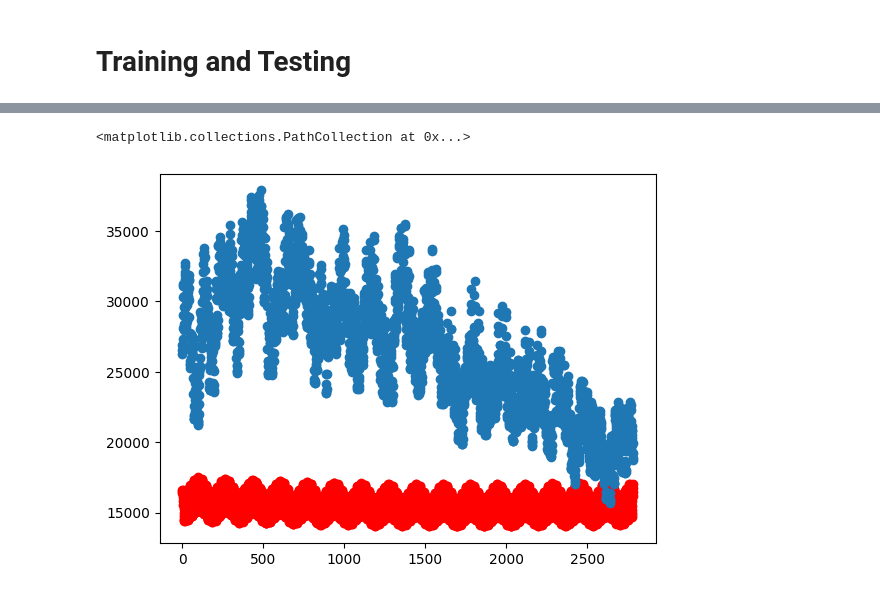
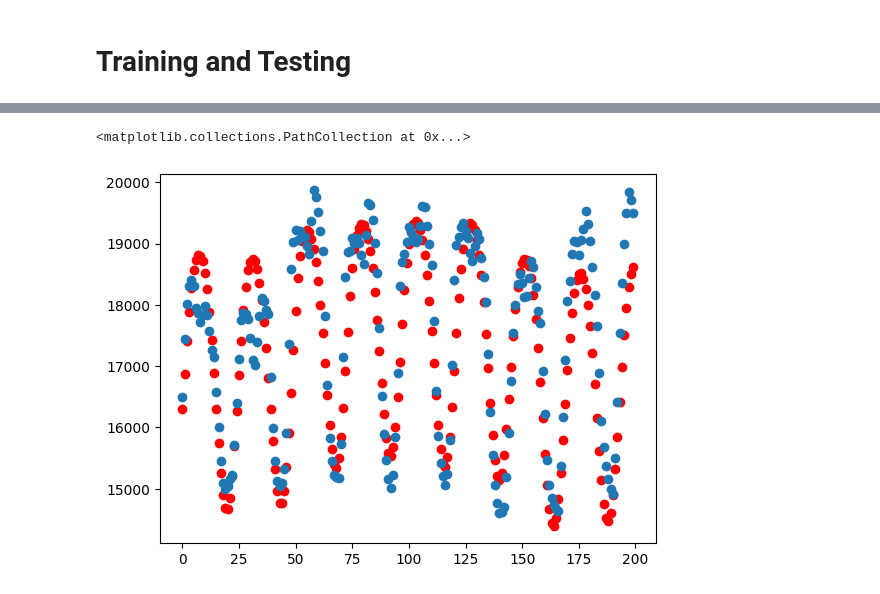
Before and after one commit to PhilJ0ly/EnergyNeedPrediction, a Jupyter notebook: models/lstm.ipynb, the cells around one changed output, grey strips where cells are left out. Cells and saved outputs as stored; diff of their text form; code cells hidden in the pictures.

Commit message:
scaling test problem fixed

```diff
--- a/models/lstm.ipynb
+++ b/models/lstm.ipynb
@@ -60,7 +60,8 @@ class LSTM(nn.Module):
         self.input_size = input_size
 
         self.lstm = nn.LSTM(input_size, hidden_size, num_layers, batch_first=True)
-        self.output_layer = nn.Linear(hidden_size, output_size)
+        self.fc1 = nn.Linear(hidden_size, hidden_size//5)
+        self.fc2 = nn.Linear(hidden_size//5, output_size)
         self.relu = nn.ReLU()
 
     def forward(self, X):
@@ -69,8 +70,9 @@ class LSTM(nn.Module):
 
         out, _ = self.lstm(X, (h0,c0))
         out = out[:,-1,:]
+        out = self.fc1(out)
         out = self.relu(out)
-        out = self.output_layer(out)
+        out = self.fc2(out)
         return out
 
     def getScale(self,X):
@@ -177,9 +179,10 @@ class LSTM(nn.Module):
         plt.legend()
         plt.show()
 
-    def test_score(self, X_test, y_test):
+    def test_score(self, X_test, y_test, scaled=False):
         with torch.no_grad():
-            X_test = self.scaleX(X_test)
+            if(not scaled):
+                X_test = self.scaleX(X_test)
             outputs = self.forward(torch.from_numpy(X_test).to(torch.float32).to(device)).to('cpu').detach().numpy()
             outputs = outputs.reshape(outputs.shape[0])
             y_pred = self.unscaley(outputs)
@@ -199,7 +202,7 @@ class LSTM(nn.Module):
 # %%
 X, X_val, X_test, y, y_val, y_test = LSTM.data_split(df=data, train_perc=85, test_perc=7, window_size=24)
 
-model = LSTM(input_size=X.shape[2], output_size=1, num_layers=2, hidden_size=148)
+model = LSTM(input_size=X.shape[2], output_size=1, num_layers=2, hidden_size=150)
 # %%
-model.fit(X_train=X, y_train=y, X_val=X_val, y_val=y_val, num_epochs=10, batch_num=4, lr=0.001)
+model.fit(X_train=X, y_train=y, X_val=X_val, y_val=y_val, num_epochs=20, batch_num=4, lr=0.001)
 # %% [output]
@@ -214,4 +217,4 @@ epoch: 10/10, step 4/4, loss = 0.0809
 # %%
 model.train_score()
-y_pred = model.test_score(X_test=X_val, y_test=y_val)
+y_pred = model.test_score(X_test=X_val, y_test=y_val, scaled=True)
 # %% [output]
@@ -224,15 +241,15 @@ MAE: 2266.583158031306
 # %%
-s=0
-l =y_pred.shape[0]
-# l=35
+s=500
+# l =y_pred.shape[0]
+l=200
 ind = np.zeros(l)
 for i in range(l):
     ind[i] = i
 plt.scatter(ind, y_pred[s:s+l],color="red")
-plt.scatter(ind, y[s:s+l])
+plt.scatter(ind, y_val[s:s+l])
 # %% [output]
 <matplotlib.collections.PathCollection at 0x...>
-[figure, old version]
+[figure, new version]
 # %%
 # s=0
 # l =y_pred.shape[0]
```
Also changed, not shown: parts of 2 cells of this notebook, 3 other files.
